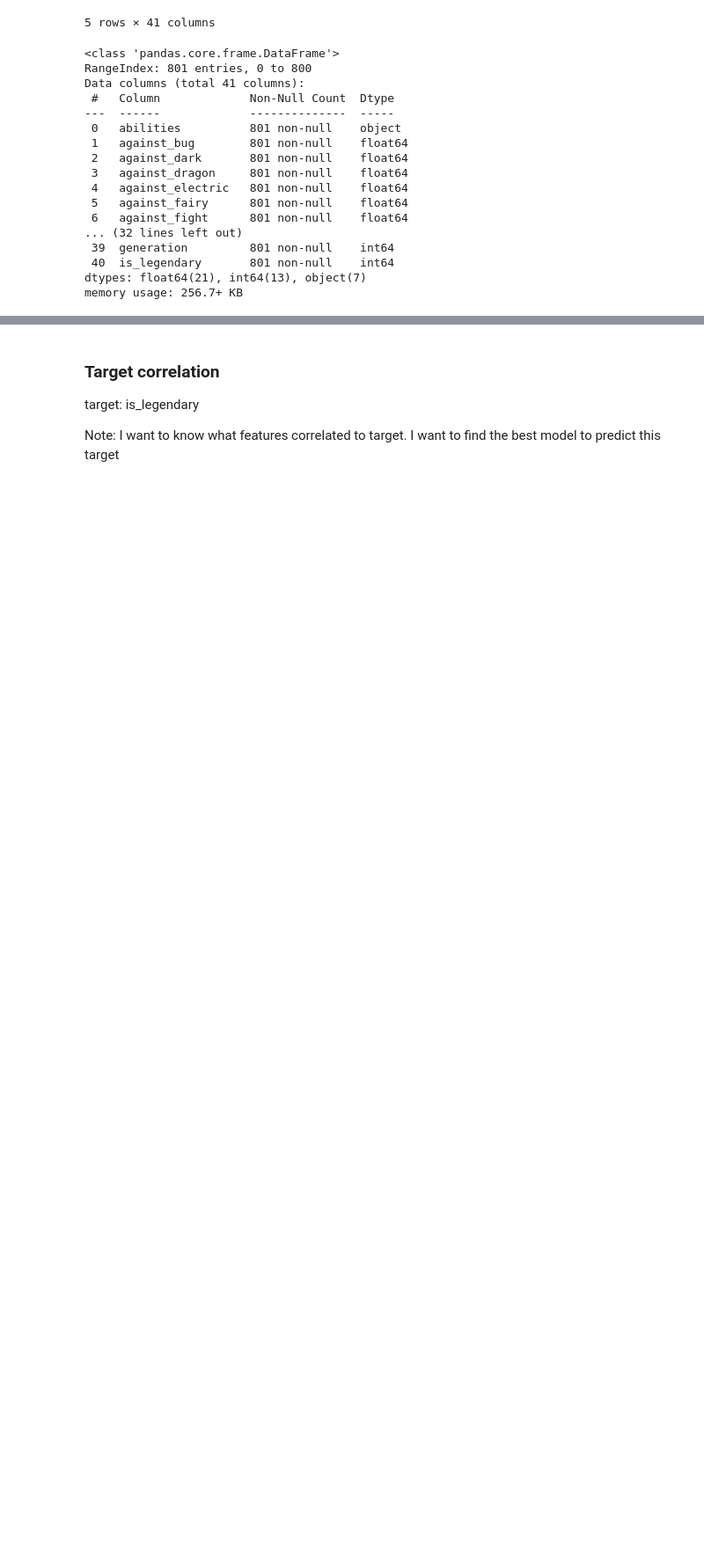
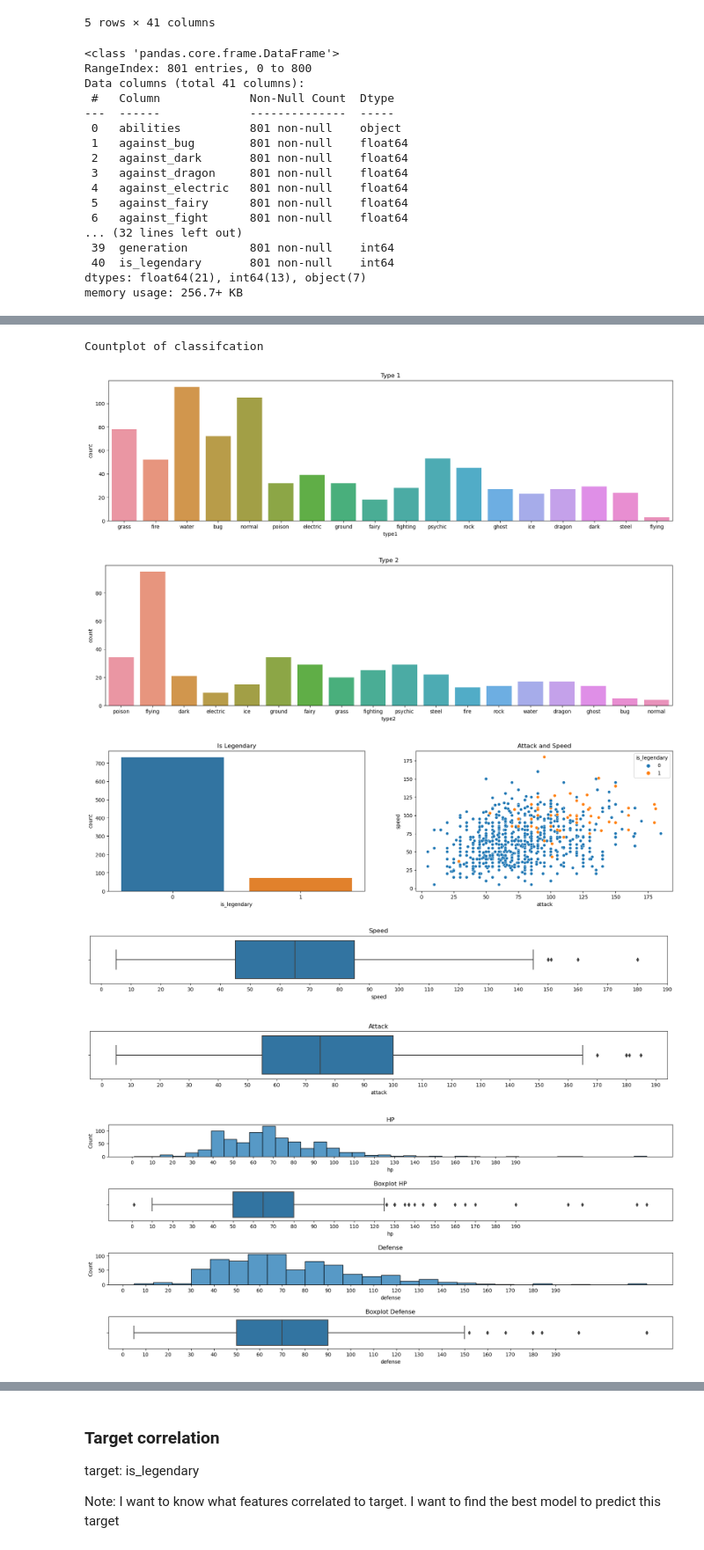
Before and after one commit to jameskn30/my_deep_learning_journey, a Jupyter notebook: tutorials/pandas/pokemon.ipynb, the cells around one changed output, grey strips where cells are left out. Shown at 88% size. Saved outputs shown, nothing was run; the diff lists cells and outputs as text; code cells hidden in the pictures; blank space fills up the shorter version.

```diff
--- a/tutorials/pandas/pokemon.ipynb
+++ b/tutorials/pandas/pokemon.ipynb
@@ -44,0 +62,13 @@ memory usage: 256.7+ KB
+# %%
+to_drop_columns = [
+     'against_bug', 'against_dark', 'against_dragon',
+       'against_electric', 'against_fairy', 'against_fight', 'against_fire',
+       'against_flying', 'against_ghost', 'against_grass', 'against_ground',
+       'against_ice', 'against_normal', 'against_poison', 'against_psychic',
+       'against_rock', 'against_steel', 'against_water', 'experience_growth',
+       'base_egg_steps', 'base_happiness', 'capture_rate', 'experience_growth', 'height_m',
+       'japanese_name', 'percentage_male', 'pokedex_number', 'sp_attack', 'sp_defense',
+       'weight_kg'
+    ]
+
+df.drop(to_drop_columns, axis=1, inplace=True)
@@ -44,0 +168,53 @@ memory usage: 256.7+ KB
+# %%
+print("Countplot of classifcation")
+
+plt.figure(figsize=(20,5))
+sns.countplot(data = df, x = 'type1').set(title="Type 1")
+plt.show()
+plt.figure(figsize=(20,5))
+sns.countplot(data = df, x = 'type2').set(title="Type 2")
+plt.show()
+
+fig, axes = plt.subplots(1,2, figsize=(20,5))
+sns.countplot(data = df, x = 'is_legendary',ax=axes[0]).set(title="Is Legendary")
+sns.scatterplot(data = df, x= 'attack', y = 'speed', hue = 'is_legendary', ax = axes[1]).set(title="Attack and Speed")
+plt.show()
+
+fig, axes = plt.subplots(2, 1, figsize=(20,5))
+#increase suplot height
+fig.subplots_adjust(hspace=1)
+sns.boxplot(data = df, x = 'speed', ax = axes[0]).set(title="Speed")
+axes[0].set_xticks(ticks = range(0,200,10))
+sns.boxplot(data = df, x = 'attack', ax = axes[1]).set(title="Attack")
+axes[1].set_xticks(ticks = range(0,200,10))
+plt.show()
+
+#Histoghram of attack and speed
+fig, axes = plt.subplots(4, 1, figsize=(20,8))
+#increase suplot height
+fig.subplots_adjust(hspace=1)
+sns.histplot(data = df, x = 'hp', ax = axes[0]).set(title="HP")
+axes[0].set_xticks(ticks = range(0,200,10))
+sns.boxplot(data = df, x = 'hp', ax = axes[1]).set(title="Boxplot HP")
+axes[1].set_xticks(ticks = range(0,200,10))
+sns.histplot(data = df, x = 'defense', ax = axes[2]).set(title="Defense")
+axes[2].set_xticks(ticks = range(0,200,10))
+sns.boxplot(data = df, x = 'defense', ax = axes[3]).set(title="Boxplot Defense")
+axes[3].set_xticks(ticks = range(0,200,10))
+plt.show()
+
+#Box plot of speed, defense, hp for each value in type 1
+fig, axes = plt.subplots(3, figsize=(20,10))
+fig.subplots_adjust(hspace=0.5)
+#increase suplot height
+sns.boxplot(data = df, x = 'type1', y = 'attack', ax = axes[0]).set(title="Type 1 Attack")
+sns.boxplot(data = df, x = 'type1', y = 'defense', ax = axes[1]).set(title="Type 1 Defense")
+sns.boxplot(data = df, x = 'type1', y = 'hp', ax = axes[2]).set(title="Type 1 HP")
+plt.show()
+# %% [output]
+Countplot of classifcation
+[figure, added]
+[figure, added]
+[figure, added]
+[figure, added]
+[figure, added]
```
Also changed, not shown: parts of 19 cells of this notebook.
